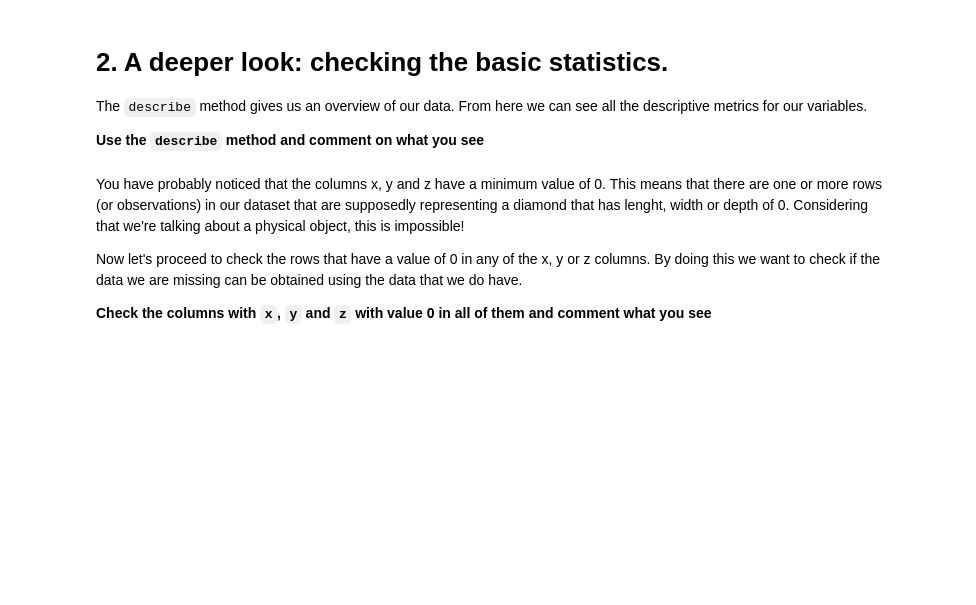
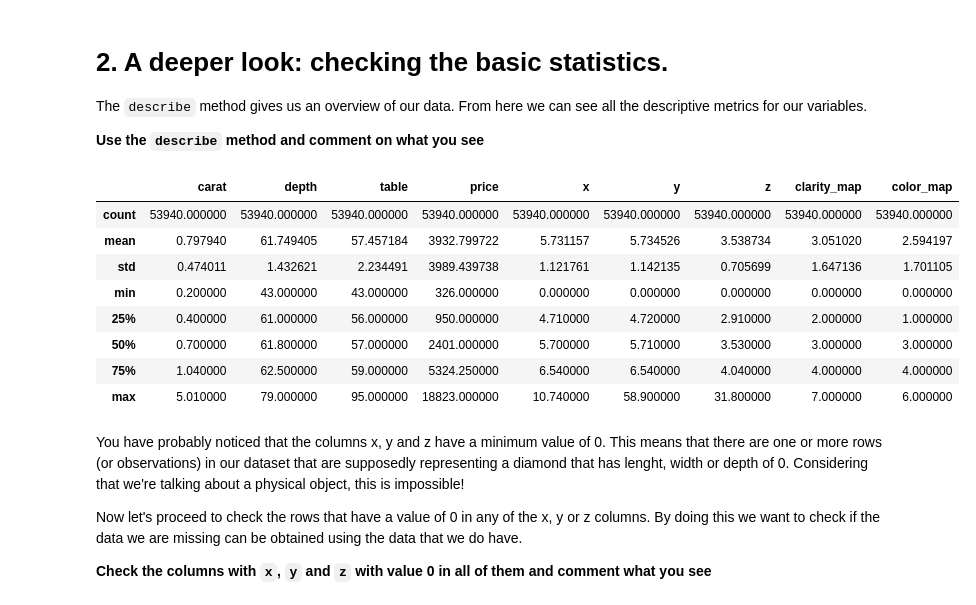
Before and after one commit to ta-data-pt-rmt/lab-mini-project1-part1, a Jupyter notebook: 1.-Data Cleaning.ipynb, the cells around one changed output. Cells and saved outputs as stored; diff of their text form; code cells hidden in the pictures; blank space fills up the shorter version.

```diff
--- a/1.-Data Cleaning.ipynb
+++ b/1.-Data Cleaning.ipynb
@@ -68,0 +152,17 @@ The `clarity` column is confusing because we are not diamond experts. Let's modi
+# %%
+#your code here
+
+#I1 (worst), SI2, SI1, VS2, VS1, VVS2, VVS1, IF (best)
+
+def clarity_mapping(x):
+    return {"I1" : 0,
+     "SI2" : 1,
+     "SI1" : 2,
+     "VS2" : 3,
+     "VS1" : 4,
+     "VVS2" : 5,
+     "VVS1": 6,
+     "IF" : 7
+    }[x]
+
+diamonds["clarity_map"] = diamonds["clarity"].apply(clarity_mapping)
@@ -74,0 +182,18 @@ It makes sense to do the same with the `color` column.
+# %%
+#your code here
+
+# from J (worst) to D (best)
+
+sorted(diamonds["color"].unique())
+
+def color_mapping(x):
+    return {"D" : 0,
+     "E" : 1,
+     "F" : 2,
+     "G" : 3,
+     "H" : 4,
+     "I" : 5,
+     "J": 6
+    }[x]
+
+diamonds["color_map"] = diamonds["color"].apply(color_mapping)
@@ -96,6 +268,18 @@ The `describe` method gives us an overview of our data. From here we can see all
 **Use the `describe` method and comment on what you see**
 # %%
 #your code and comments here
+
+diamonds.describe()
+# %% [output]
+|  | carat | depth | table | price | x | y | z | clarity_map | color_map |
+| count | 53940.000000 | 53940.000000 | 53940.000000 | 53940.000000 | 53940.000000 | 53940.000000 | 53940.000000 | 53940.000000 | 53940.000000 |
+| mean | 0.797940 | 61.749405 | 57.457184 | 3932.799722 | 5.731157 | 5.734526 | 3.538734 | 3.051020 | 2.594197 |
+| std | 0.474011 | 1.432621 | 2.234491 | 3989.439738 | 1.121761 | 1.142135 | 0.705699 | 1.647136 | 1.701105 |
+| min | 0.200000 | 43.000000 | 43.000000 | 326.000000 | 0.000000 | 0.000000 | 0.000000 | 0.000000 | 0.000000 |
+| 25% | 0.400000 | 61.000000 | 56.000000 | 950.000000 | 4.710000 | 4.720000 | 2.910000 | 2.000000 | 1.000000 |
+| 50% | 0.700000 | 61.800000 | 57.000000 | 2401.000000 | 5.700000 | 5.710000 | 3.530000 | 3.000000 | 3.000000 |
+| 75% | 1.040000 | 62.500000 | 59.000000 | 5324.250000 | 6.540000 | 6.540000 | 4.040000 | 4.000000 | 4.000000 |
+| max | 5.010000 | 79.000000 | 95.000000 | 18823.000000 | 10.740000 | 58.900000 | 31.800000 | 7.000000 | 6.000000 |
 # %% [markdown]
 You have probably noticed that the columns x, y and z have a minimum value of 0. This means that there are one or more rows (or observations) in our dataset that are supposedly representing a diamond that has lenght, width or depth of 0. Considering that we're talking about a physical object, this is impossible!
 
```
Also changed, not shown: parts of 48 cells of this notebook, 1 other file.
